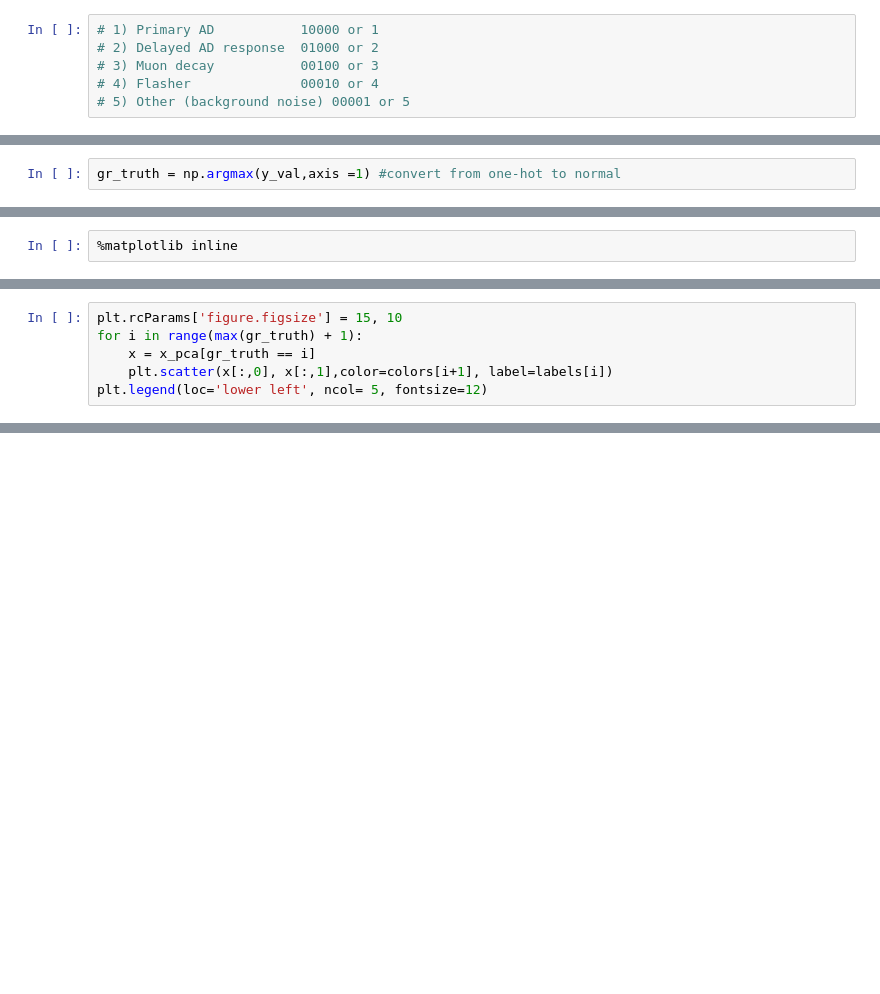
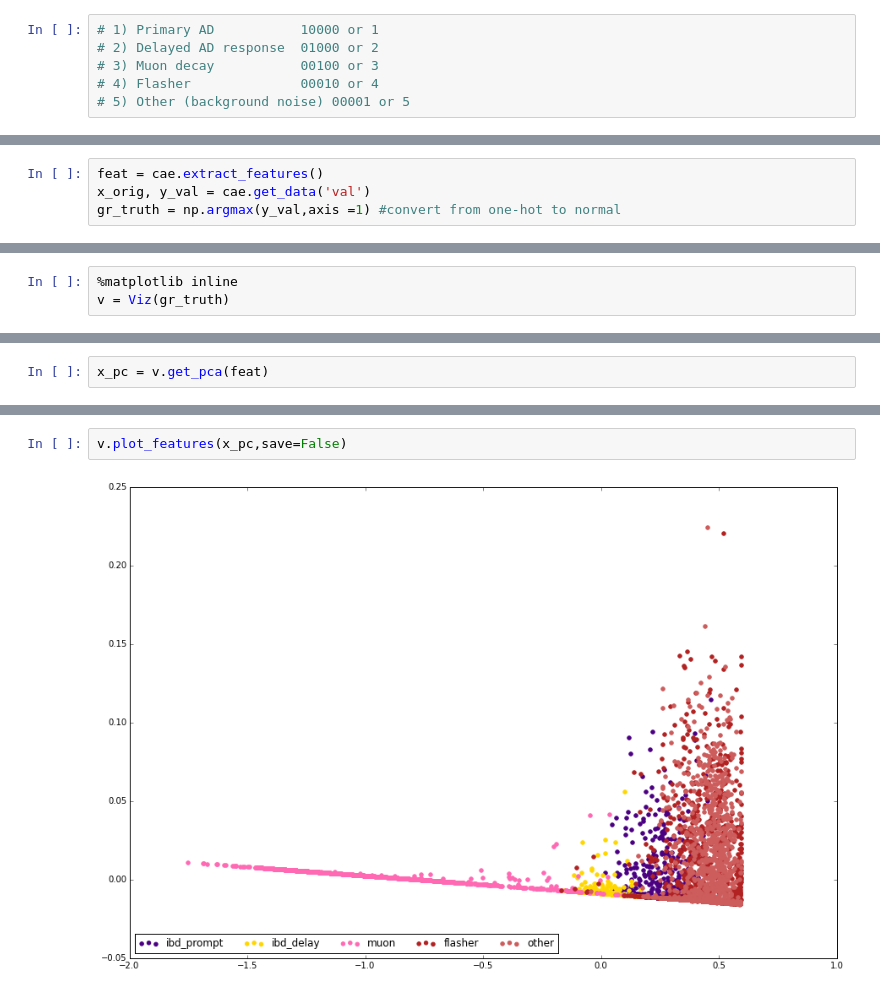
Before and after one commit to NERSC/dayabay-learn, a Jupyter notebook: conv_ae_dayabay.ipynb, the cells around one changed output, grey strips where cells are left out. Saved outputs shown, nothing was run; the diff lists cells and outputs as text; blank space fills up the shorter version.

Commit message:
cleaned up a bunch of things to make training and plotting simpler

```diff
--- a/conv_ae_dayabay.ipynb
+++ b/conv_ae_dayabay.ipynb
@@ -238,2 +53,4 @@ _, y_val = cae.get_data('val')
 # %%
+feat = cae.extract_features()
+x_orig, y_val = cae.get_data('val')
 gr_truth = np.argmax(y_val,axis =1) #convert from one-hot to normal
@@ -250,2 +57,3 @@ x_pca=p.fit_transform(feat)
 # %%
 %matplotlib inline
+v = Viz(gr_truth)
@@ -258,6 +59,0 @@ labels = ['ibd_prompt', 'ibd_delay', 'muon', 'flasher', 'other']
-# %%
-plt.rcParams['figure.figsize'] = 15, 10
-for i in range(max(gr_truth) + 1):
-    x = x_pca[gr_truth == i]
-    plt.scatter(x[:,0], x[:,1],color=colors[i+1], label=labels[i])
-plt.legend(loc='lower left', ncol= 5, fontsize=12)
@@ -266,0 +60,2 @@ plt.legend(loc='lower left', ncol= 5, fontsize=12)
+# %%
+x_pc = v.get_pca(feat)
@@ -266,0 +72,4 @@ plt.legend(loc='lower left', ncol= 5, fontsize=12)
+# %%
+v.plot_features(x_pc,save=False)
+# %% [output]
+[figure, added]
```
Also changed, not shown: parts of 18 cells of this notebook, 29 other files.
